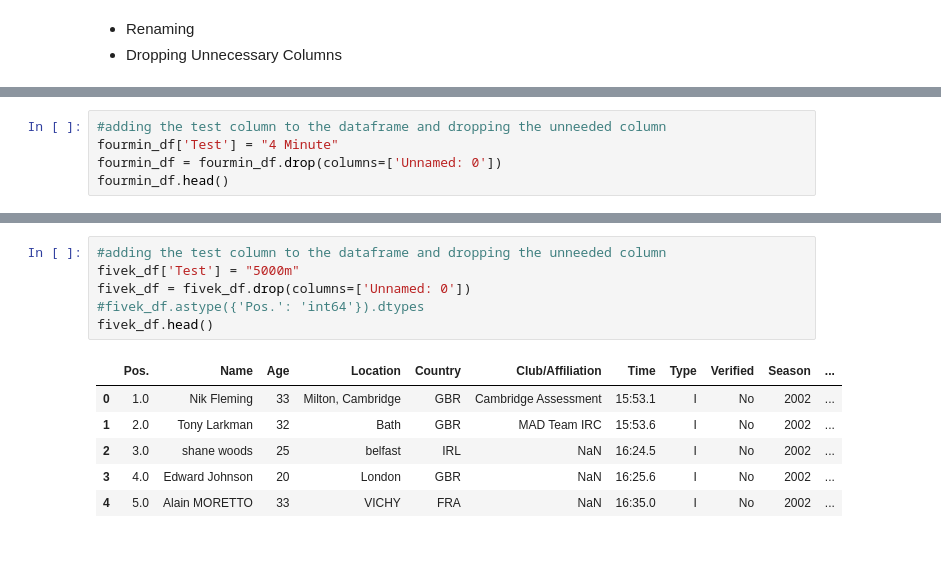
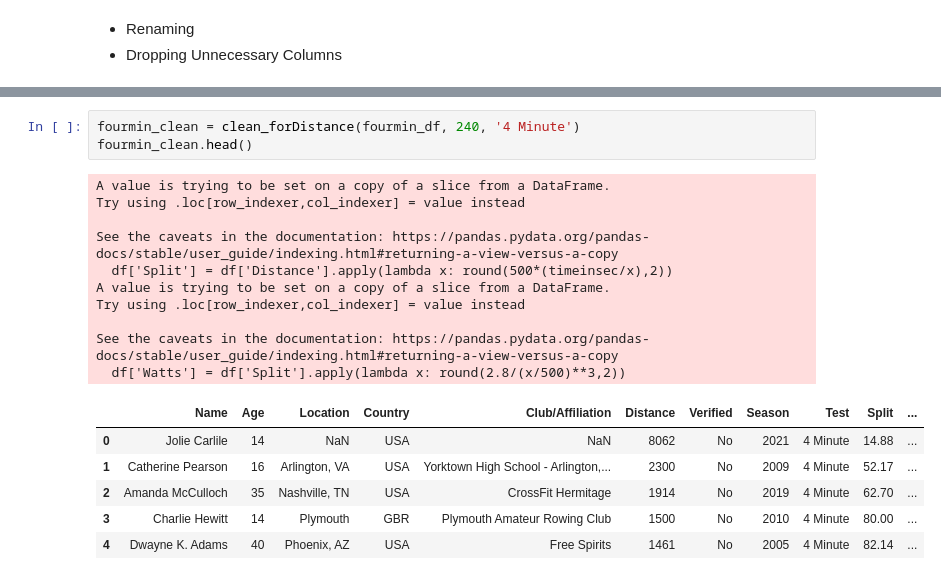
Before and after one commit to JohnShuford/FITDAT, a Jupyter notebook: Notebooks/Performance_Analysis.ipynb, the cells around one changed output, grey strips where cells are left out. Drawn from its saved outputs; the diff is of its cells as text; blank space fills up the shorter version.

```diff
--- a/Notebooks/Performance_Analysis.ipynb
+++ b/Notebooks/Performance_Analysis.ipynb
@@ -87,5 +76,0 @@ onehun_df.head()
-# %%
-#adding the test column to the dataframe and dropping the unneeded column
-fourmin_df['Test'] = "4 Minute"
-fourmin_df = fourmin_df.drop(columns=['Unnamed: 0'])
-fourmin_df.head()
@@ -172,13 +77,20 @@ twok_df.head()
-# %%
-#adding the test column to the dataframe and dropping the unneeded column
-fivek_df['Test'] = "5000m"
-fivek_df = fivek_df.drop(columns=['Unnamed: 0'])
-#fivek_df.astype({'Pos.': 'int64'}).dtypes
-fivek_df.head()
-# %% [output]
-|  | Pos. | Name | Age | Location | Country | Club/Affiliation | Time | Type | Verified | Season | ... |
-| 0 | 1.0 | Nik Fleming | 33 | Milton, Cambridge | GBR | Cambridge Assessment | 15:53.1 | I | No | 2002 | ... |
-| 1 | 2.0 | Tony Larkman | 32 | Bath | GBR | MAD Team IRC | 15:53.6 | I | No | 2002 | ... |
-| 2 | 3.0 | shane woods | 25 | belfast | IRL | NaN | 16:24.5 | I | No | 2002 | ... |
-| 3 | 4.0 | Edward Johnson | 20 | London | GBR | NaN | 16:25.6 | I | No | 2002 | ... |
-| 4 | 5.0 | Alain MORETTO | 33 | VICHY | FRA | NaN | 16:35.0 | I | No | 2002 | ... |
+# %%
+fourmin_clean = clean_forDistance(fourmin_df, 240, '4 Minute')
+fourmin_clean.head()
+# %% [output]
+A value is trying to be set on a copy of a slice from a DataFrame.
+Try using .loc[row_indexer,col_indexer] = value instead
+
+See the caveats in the documentation: https://pandas.pydata.org/pandas-docs/stable/user_guide/indexing.html#returning-a-view-versus-a-copy
+  df['Split'] = df['Distance'].apply(lambda x: round(500*(timeinsec/x),2))
+A value is trying to be set on a copy of a slice from a DataFrame.
+Try using .loc[row_indexer,col_indexer] = value instead
+
+See the caveats in the documentation: https://pandas.pydata.org/pandas-docs/stable/user_guide/indexing.html#returning-a-view-versus-a-copy
+  df['Watts'] = df['Split'].apply(lambda x: round(2.8/(x/500)**3,2))
+|  | Name | Age | Location | Country | Club/Affiliation | Distance | Verified | Season | Test | Split | ... |
+| 0 | Jolie Carlile | 14 | NaN | USA | NaN | 8062 | No | 2021 | 4 Minute | 14.88 | ... |
+| 1 | Catherine Pearson | 16 | Arlington, VA | USA | Yorktown High School - Arlington,... | 2300 | No | 2009 | 4 Minute | 52.17 | ... |
+| 2 | Amanda McCulloch | 35 | Nashville, TN | USA | CrossFit Hermitage | 1914 | No | 2019 | 4 Minute | 62.70 | ... |
+| 3 | Charlie Hewitt | 14 | Plymouth | GBR | Plymouth Amateur Rowing Club | 1500 | No | 2010 | 4 Minute | 80.00 | ... |
+| 4 | Dwayne K. Adams | 40 | Phoenix, AZ | USA | Free Spirits | 1461 | No | 2005 | 4 Minute | 82.14 | ... |
```
Also changed, not shown: parts of 39 cells of this notebook, 39 other files.
